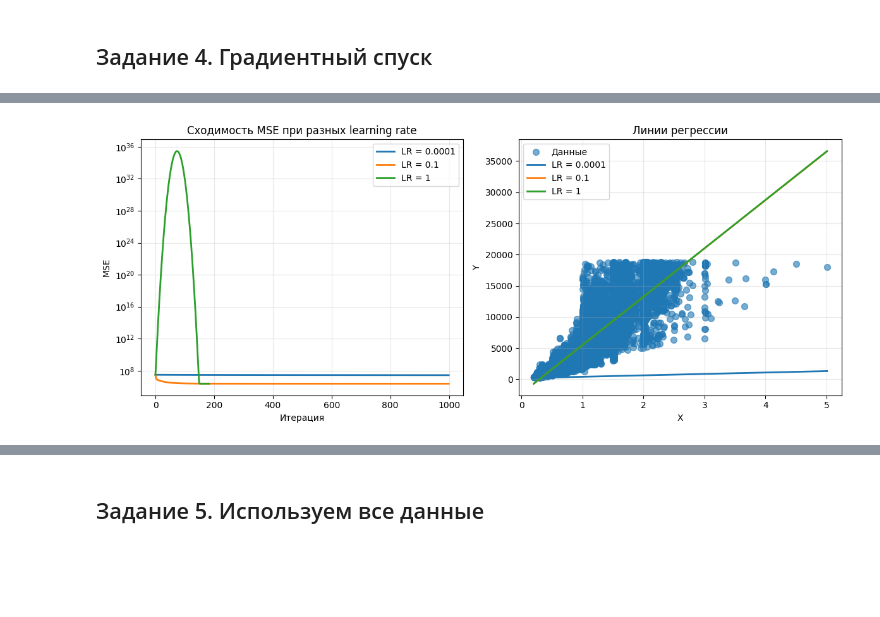
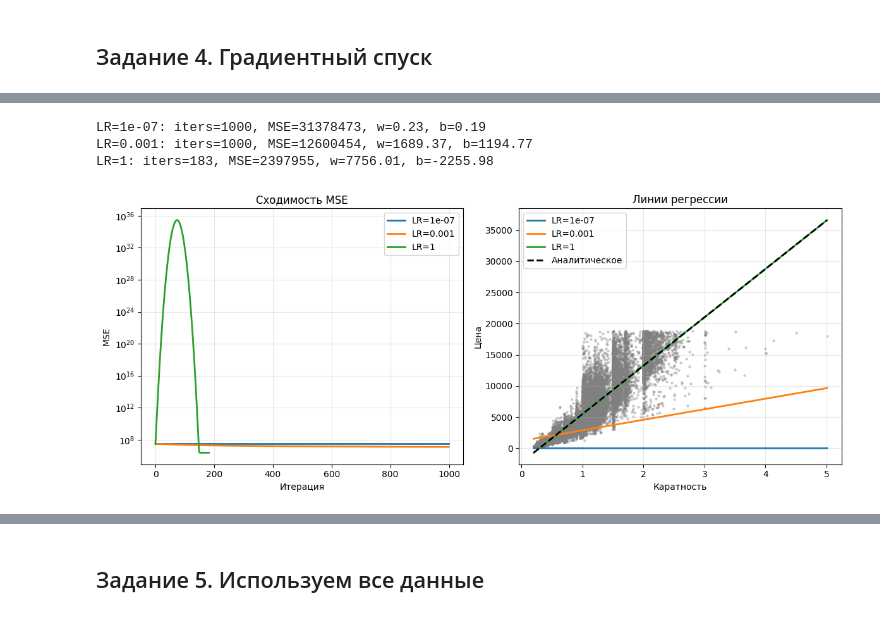
Before and after one commit to KhubbatulinMark/sber-21-rudn, a Jupyter notebook: solutions/ML/03-lr-solution.ipynb, the cells around one changed output, grey strips where cells are left out. Drawn from its saved outputs; the diff is of its cells as text; code cells hidden in the pictures; blank space fills up the shorter version.

```diff
--- a/solutions/ML/03-lr-solution.ipynb
+++ b/solutions/ML/03-lr-solution.ipynb
@@ -268,3 +88,0 @@ gradient = Gradient(X, y)
-# %%
-b_init = 0.0
-w_init = np.zeros(X.shape[1])
@@ -287,0 +89,8 @@ gradient.mse(y_prediction)
+# %%
+grad = Gradient(X, y)
+w_cur, b_cur = np.zeros(X.shape[1]), 0.0
+
+for i in range(3):
+    mse_val = grad.mse(grad.predict(w_cur, b_cur))
+    print(f"iter {i}: MSE = {mse_val:.0f}, w = {w_cur[0]:.2f}, b = {b_cur:.2f}")
+    w_cur, b_cur = grad.update(w_cur, b_cur)
@@ -386,42 +122,29 @@ class GradientDescent(Gradient):
 # %%
-learning_rates = [0.0001, 0.1, 1]
-
+learning_rates = [0.0000001, 0.001, 1]
 results = {}
 for lr in learning_rates:
-    gd = GradientDescent(X, y)
-    result = gd.optimize(num_iterations=1000, stopping_threshold=0.01, a=lr, w_init=0, b_init=0)
-    results[lr] = result
+    res = GradientDescent(X, y).optimize(num_iterations=1000, stopping_threshold=0.01, a=lr)
+    results[lr] = res
+    print(f"LR={lr}: iters={res['iterations']}, MSE={res['mse']:.0f}, w={res['w'][0]:.2f}, b={res['b']:.2f}")
+# %% [output]
+LR=1e-07: iters=1000, MSE=31378473, w=0.23, b=0.19
+LR=0.001: iters=1000, MSE=12600454, w=1689.37, b=1194.77
+LR=1: iters=183, MSE=2397955, w=7756.01, b=-2255.98
 # %%
-plt.figure(figsize=(12, 5))
-plt.subplot(1, 2, 1)
+fig, (ax1, ax2) = plt.subplots(1, 2, figsize=(12, 5))
+
 for lr in learning_rates:
-    history = results[lr]['history']
-    plt.plot(history, label=f'LR = {lr}', linewidth=2)
+    ax1.plot(results[lr]["history"], label=f"LR={lr}", lw=2)
+ax1.set(xlabel="Итерация", ylabel="MSE", title="Сходимость MSE")
+ax1.set_yscale("log"); ax1.legend(); ax1.grid(True, alpha=0.3)
 
-plt.xlabel('Итерация')
-plt.ylabel('MSE')
-plt.title('Сходимость MSE при разных learning rate')
-plt.legend()
-plt.grid(True, alpha=0.3)
-plt.yscale('log')
-plt.subplot(1, 2, 2)
-plt.scatter(X, y, alpha=0.6, label='Данные', s=50)
-
+ax2.scatter(X, y, alpha=0.3, s=5, color="gray")
 x_line = np.linspace(X.min(), X.max(), 100)
 for lr in learning_rates:
-    w = results[lr]['w']
-    b = results[lr]['b']
-    w_scalar = w[0] if isinstance(w, np.ndarray) and w.ndim > 0 else w
-    y_line = w_scalar * x_line + b
-    plt.plot(x_line, y_line, label=f'LR = {lr}', linewidth=2)
-
-plt.xlabel('X')
-plt.ylabel('Y')
-plt.title('Линии регрессии')
-plt.legend()
-plt.grid(True, alpha=0.3)
-
-plt.tight_layout()
-plt.show()
+    ax2.plot(x_line, results[lr]["w"][0] * x_line + results[lr]["b"], label=f"LR={lr}", lw=2)
+ax2.plot(x_line, w_v1 * x_line + b_v1, "k--", lw=2, label="Аналитическое")
+ax2.set(xlabel="Каратность", ylabel="Цена", title="Линии регрессии")
+ax2.legend(); ax2.grid(True, alpha=0.3)
+plt.tight_layout(); plt.show()
 # %% [output]
-[figure, old version]
+[figure, new version]
```
Also changed, not shown: parts of 87 cells of this notebook, 2 other files.
